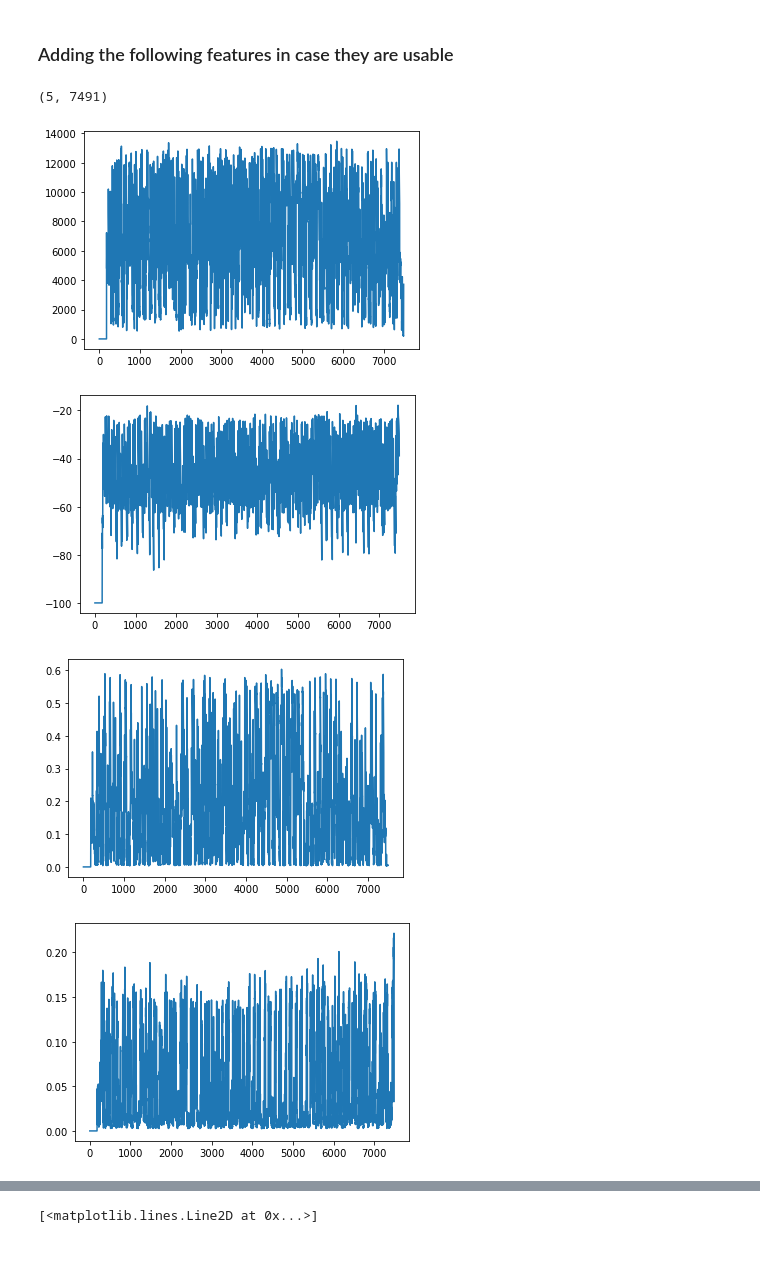
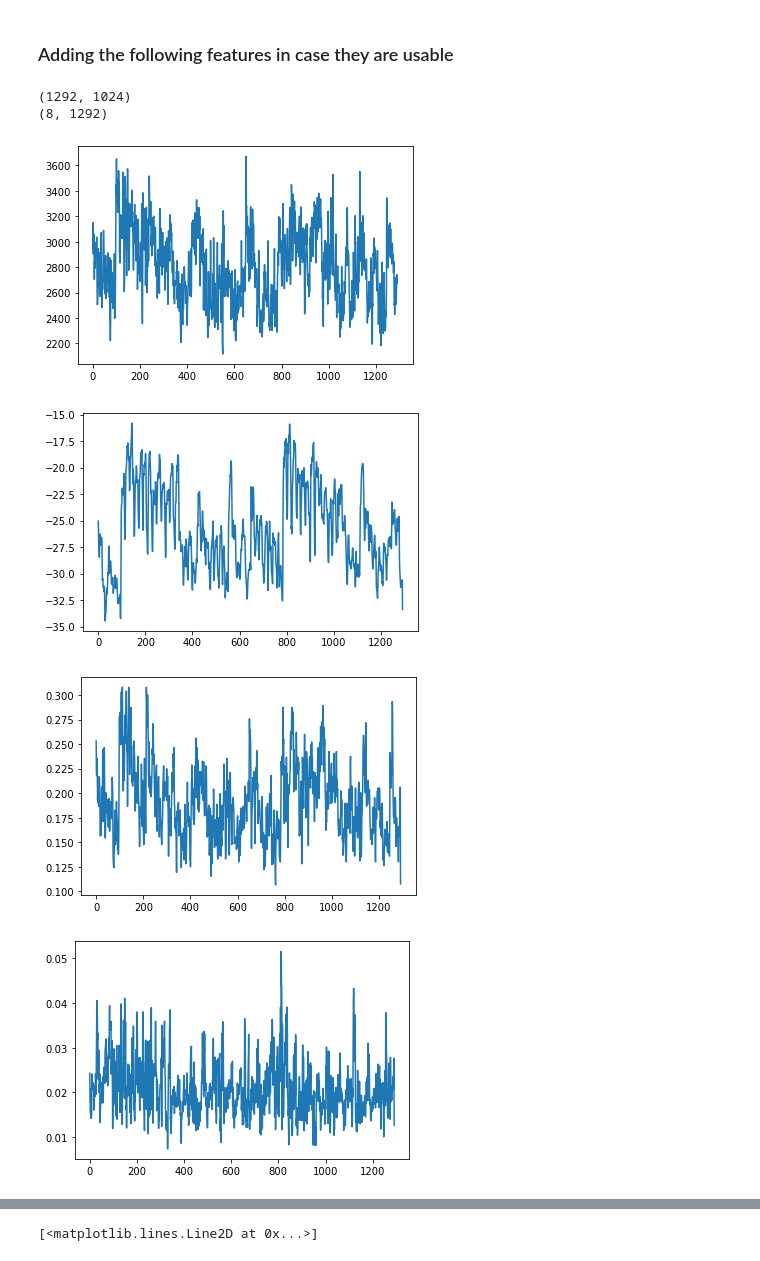
Before and after one commit to VedantKalbag/drum-style-identification, a Jupyter notebook: DrumClass.ipynb, the cells around one changed output, grey strips where cells are left out. Drawn from its saved outputs; the diff is of its cells as text; code cells hidden in the pictures.

Commit message:
Add spectral slope, energy, power features

```diff
--- a/DrumClass.ipynb
+++ b/DrumClass.ipynb
@@ -104,11 +105,42 @@ def extract_spectral_flux(xb):
     spectral_flux = np.sqrt(np.sum(diff ** 2)) / mag.size
     return spectral_flux
 
+def magSpectrum(x):
+    fft = np.fft.fft(x*np.hanning(len(x)))
+    X = np.abs(fft)
+    return X
+
+def compute_fft(block, hann):
+    windowed_block = np.multiply(hann,block)
+    block_fft = np.abs(np.fft.fft(windowed_block, n=int(block.size // 2)))
+    return block_fft
+
+# Spectral Slope
+def extract_Spectral_Slope(xb):
+    # number_of_blocks, K = xb.shape #K is blocksize
+    K = xb.size
+    window = np.hanning(K)
+    # SS = np.zeros(number_of_blocks)
+    magKby2 = compute_fft(xb,window)
+    meanX = np.mean(magKby2)
+    kmu = np.arange(0,magKby2.shape[0])- magKby2.shape[0]/2
+    SS = np.dot(kmu,magKby2-meanX)/np.dot(kmu,kmu)
+    return SS
+
+def energy_power(xb):
+    K = xb.size #K is blocksize
+    window = np.hanning(K)
+    energyval_matrix = np.sum(magSpectrum(xb)**2)
+    powerval_matrix = (1/(2.0*K))*np.sum(magSpectrum(xb)**2)
+    return energyval_matrix, powerval_matrix
+
+
 
 def extract_features(x, blockSize, hopSize, fs):
     xb,t = block_audio(x, blockSize, hopSize, fs)
+    print(xb.shape)
     block_num = math.ceil(x.size / hopSize)
-    features = np.zeros([5, block_num])
+    features = np.zeros([8, block_num])
 
     for i in range(0,block_num):
         # Spectral Centroid
@@ -121,26 +153,38 @@ def extract_features(x, blockSize, hopSize, fs):
         features[3][i] = extract_spectral_crest(xb[i])
         # Spectral Flux
         features[4][i] = extract_spectral_flux(xb[i])
+        # Spectral Slope
+        features[5][i] = extract_Spectral_Slope(xb[i])
+        # Energy
+        features[6][i], features[7][i] = energy_power(xb[i])
     #print(features[0].size)
     return features
 # %%
 myfeats = extract_features(audio[:,1], 1024, 512, samplerate);
+# myfeats = extract_features(audio, 1024, 512, samplerate)
 print(myfeats.shape)
 # %% [output]
-(5, 7491)
+(1292, 1024)
+(8, 1292)
 # %%
 plt.plot(np.arange(myfeats.shape[1]),myfeats[0,:])
 plt.show()
 plt.plot(np.arange(myfeats.shape[1]),myfeats[1,:])
 plt.show()
 plt.plot(np.arange(myfeats.shape[1]),myfeats[2,:])
 plt.show()
 plt.plot(np.arange(myfeats.shape[1]),myfeats[3,:])
 plt.show()
 plt.plot(np.arange(myfeats.shape[1]),myfeats[4,:])
 plt.show()
+plt.plot(np.arange(myfeats.shape[1]),myfeats[5,:])
+plt.show()
+plt.plot(np.arange(myfeats.shape[1]),myfeats[6,:])
+plt.show()
+plt.plot(np.arange(myfeats.shape[1]),myfeats[7,:])
+plt.show()
 # %% [output]
-[figure, old version]
+[figure, new version]
-[figure, old version]
+[figure, new version]
-[figure, old version]
+[figure, new version]
-[figure, old version]
+[figure, new version]
```
Also changed, not shown: parts of 3 cells of this notebook.
